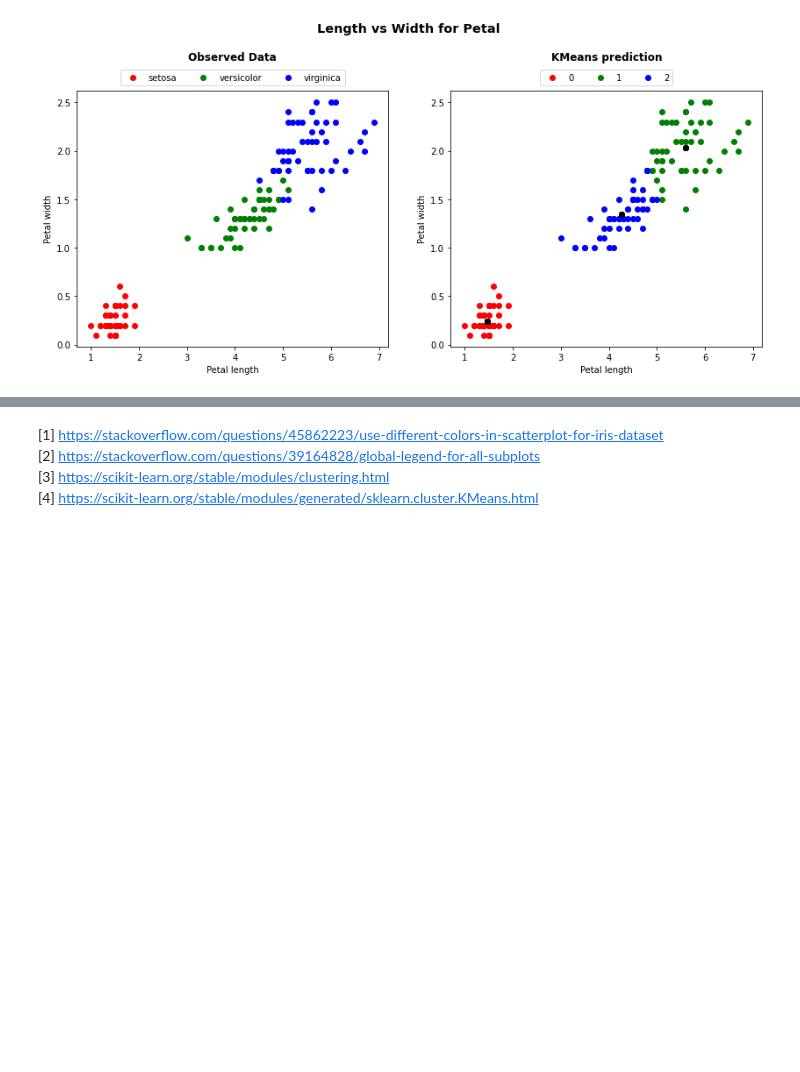
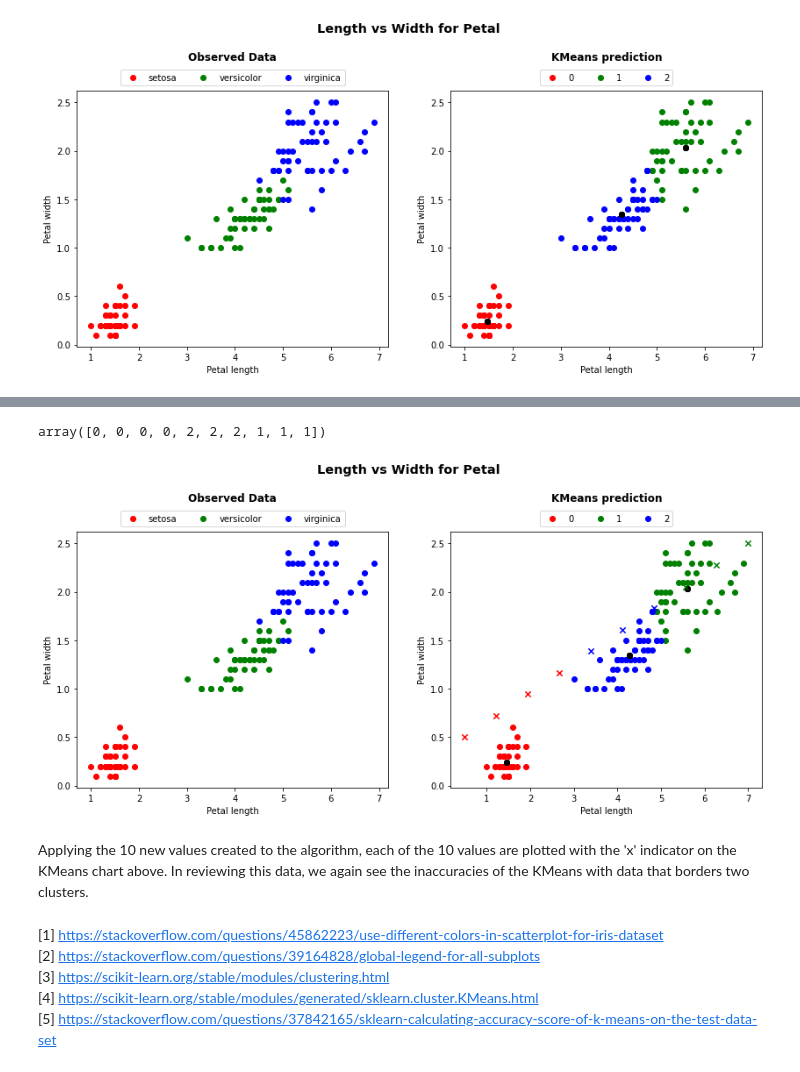
Before and after one commit to BarryClarke/Tasks-Assessment---Machine-Learning-and-Statistics, a Jupyter notebook: Tasks.ipynb, the cells around one changed output, grey strips where cells are left out. Drawn from its saved outputs; the diff is of its cells as text; code cells hidden in the pictures; blank space fills up the shorter version.

Commit message:
Completed Task 4 for KMeans

```diff
--- a/Tasks.ipynb
+++ b/Tasks.ipynb
@@ -576,0 +647,6 @@ comparing the observed data and the KMeans modelled data for both Sepal and Peta
+# %%
+# Create new dummy points for classification.
+myxvals = np.linspace(0.5, 7.0, 10)
+myyvals = np.linspace(0.5, 2.5, 10)
+mynewvals = np.vstack([myxvals, myyvals]).T
+mynewvals
@@ -577,5 +664,64 @@ comparing the observed data and the KMeans modelled data for both Sepal and Peta
+# %%
+# Assuming these are petal lengths and petals widths, predict the cluster for each of the points points
+mypredictions = kmeans2.predict(mynewvals)
+mypredictions
+# %% [output]
+array([0, 0, 0, 0, 2, 2, 2, 1, 1, 1])
+# %%
+# Input a global title
+fig = plt.figure(figsize=(14,6))
+st = fig.suptitle("Length vs Width for Petal", fontsize="x-large", fontweight="bold")
+
+# Plot the ratio of Sepal length to Sepal width
+plt.subplot(1,2,1)
+for name, group in df.groupby("species"):   # plot the data by specie. [1]
+    # designating specific colours for each group of specie. [2]
+    if name=='setosa':
+        colors = ['red']
+    elif name=='versicolor':
+        colors = ['green']
+    else:
+        colors = ['blue']
+    plt.scatter(group['petal_length'], group['petal_width'], label=name, color = colors)
+    plt.title("Observed Data",pad=35, fontweight='bold')
+    plt.xlabel("Petal length")
+    plt.ylabel("Petal width")
+    plt.legend(loc='upper center', bbox_to_anchor=(0.5, 1.1), ncol=3)
+
+
+# Plot the ratio of Petal length vs Petal width
+plt.subplot(1,2,2)
+
+for name, group in df2.groupby("cluster"):   # plot the data by specie. [1]
+    # designating specific colours for each group of specie. [2]
+    if name==0:
+        colors = ['red']
+    elif name==1:
+        colors = ['green']
+    else:
+        colors = ['blue']
+    plt.scatter(group['petal_length'], group['petal_width'], label=name, color = colors)
+    plt.title("KMeans prediction", pad=35, fontweight='bold')
+    plt.plot(centre2[:,0], centre2[:,1], 'ko')
+    #plt.plot(newval[:,0], newval[:,1], 'kx')
+    plt.xlabel("Petal length")
+    plt.plot(mynewvals[mypredictions == 0][:,0], mynewvals[mypredictions == 0][:,1], 'rx')
+    plt.plot(mynewvals[mypredictions == 1][:,0], mynewvals[mypredictions == 1][:,1], 'gx')
+    plt.plot(mynewvals[mypredictions == 2][:,0], mynewvals[mypredictions == 2][:,1], 'bx')
+    plt.ylabel("Petal width")
+    plt.legend(loc='upper center', bbox_to_anchor=(0.5, 1.1), ncol=3)
+
+# adjusting the size of the subplots to allow for room for the legend at the top of the subplots
+fig.subplots_adjust(left=None, bottom=None, right=None, top=0.8) # [3]
+
+plt.show()
+# %% [output]
+[figure, added]
+# %% [markdown]
+Applying the 10 new values created to the algorithm, each of the 10 values are plotted with the 'x' indicator on the KMeans chart above. In reviewing this data, we again see the inaccuracies of the KMeans with data that borders two clusters.
 # %% [markdown]
 [1] https://stackoverflow.com/questions/45862223/use-different-colors-in-scatterplot-for-iris-dataset <br>
 [2] https://stackoverflow.com/questions/39164828/global-legend-for-all-subplots <br>
 [3] https://scikit-learn.org/stable/modules/clustering.html <br>
-[4] https://scikit-learn.org/stable/modules/generated/sklearn.cluster.KMeans.html
+[4] https://scikit-learn.org/stable/modules/generated/sklearn.cluster.KMeans.html <br>
+[5] https://stackoverflow.com/questions/37842165/sklearn-calculating-accuracy-score-of-k-means-on-the-test-data-set
```
Also changed, not shown: parts of 20 cells of this notebook, 1 other file.
